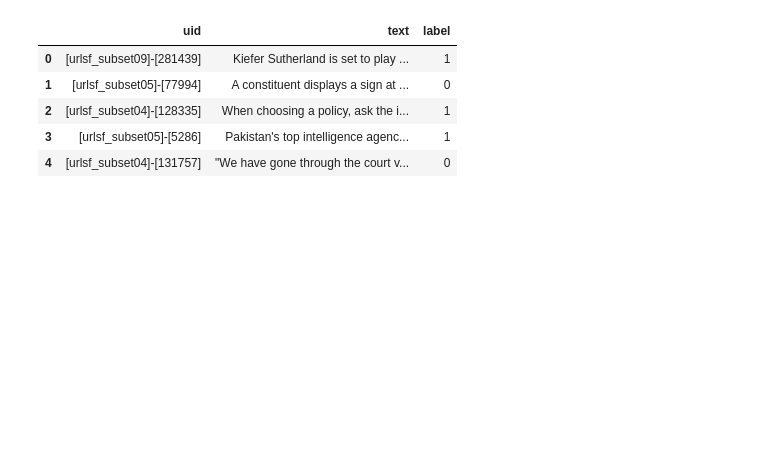
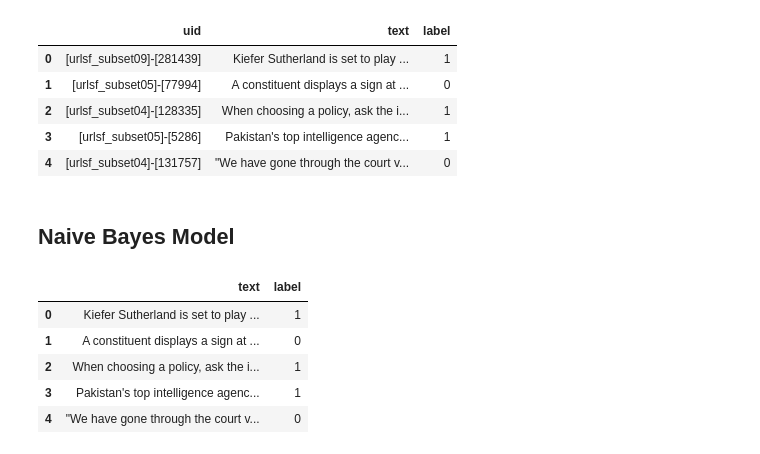
Before and after one commit to jsuj1th/PlagLLM, a Jupyter notebook: traditional_model.ipynb, the cells around one changed output. Drawn from its saved outputs; the diff is of its cells as text; code cells hidden in the pictures; blank space fills up the shorter version.

Commit message:
Training Naive Bayes Classifier

```diff
--- a/traditional_model.ipynb
+++ b/traditional_model.ipynb
@@ -324,3 +313,21 @@ df.head()
 | 2 | [urlsf_subset04]-[128335] | When choosing a policy, ask the i... | 1 |
 | 3 | [urlsf_subset05]-[5286] | Pakistan's top intelligence agenc... | 1 |
 | 4 | [urlsf_subset04]-[131757] | "We have gone through the court v... | 0 |
+# %% [markdown]
+## Naive Bayes Model
+# %%
+import pandas as pd
+df=pd.read_csv('OpenGPTText_cSV_format/cleaned_Dataset.csv')
+# %%
+
+# Assuming df is your DataFrame
+df.drop(columns=['uid'], inplace=True)
+# %%
+df.head()
+# %% [output]
+|  | text | label |
+| 0 | Kiefer Sutherland is set to play ... | 1 |
+| 1 | A constituent displays a sign at ... | 0 |
+| 2 | When choosing a policy, ask the i... | 1 |
+| 3 | Pakistan's top intelligence agenc... | 1 |
+| 4 | "We have gone through the court v... | 0 |
```
Also changed, not shown: parts of 14 cells of this notebook.
